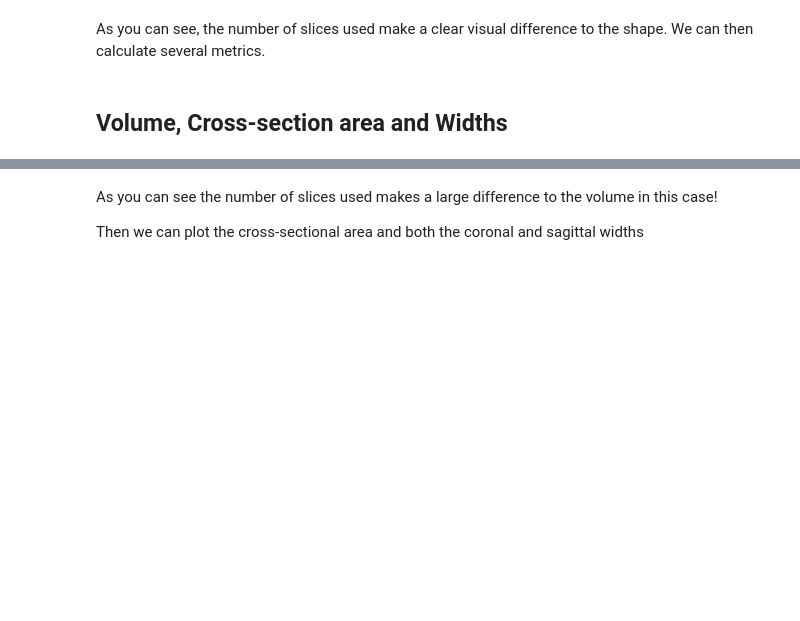
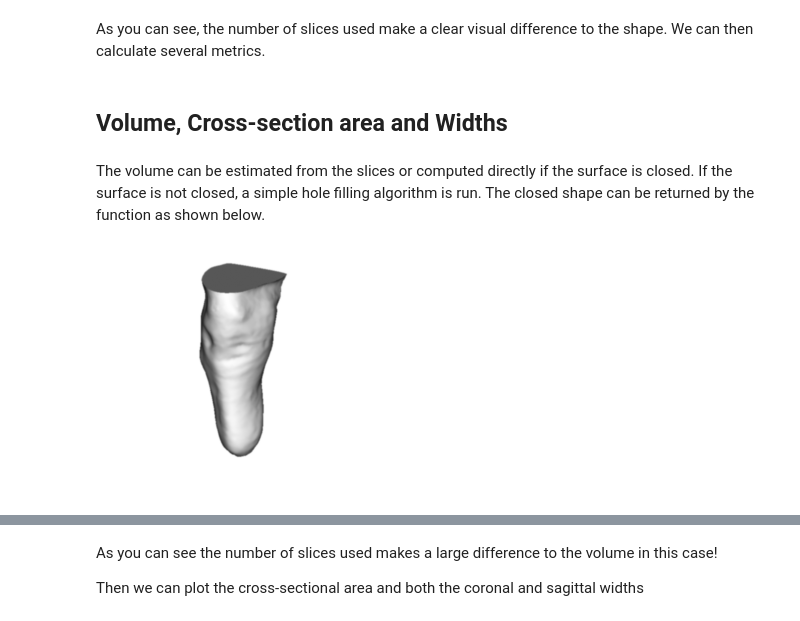
Before and after one commit to abel-research/ampscan, a Jupyter notebook: docs/examples/analysis.ipynb, the cells around one changed output, grey strips where cells are left out. Cells and saved outputs as stored; diff of their text form; code cells hidden in the pictures; blank space fills up the shorter version.

```diff
--- a/docs/examples/analysis.ipynb
+++ b/docs/examples/analysis.ipynb
@@ -42,4 +42,13 @@ for p in fine:
 As you can see, the number of slices used make a clear visual difference to the shape. We can then calculate several metrics.
 # %% [markdown]
 ## Volume, Cross-section area and Widths
+# %% [markdown]
+The volume can be estimated from the slices or computed directly if the surface is closed. If the surface is not closed, a simple hole filling algorithm is run. The closed shape can be returned by the function as shown below.
+# %%
+true_vol, closed = analyse.calc_volume_closed(base, return_closed=True)
+plt.axis('off')
+im = closed.genIm(out='im', az=20, el=20)[0]
+ax = plt.imshow(im, interpolation='bicubic')
+# %% [output]
+[figure, added]
 # %% [markdown]
```
Also changed, not shown: parts of 2 cells of this notebook, 2 other files.
